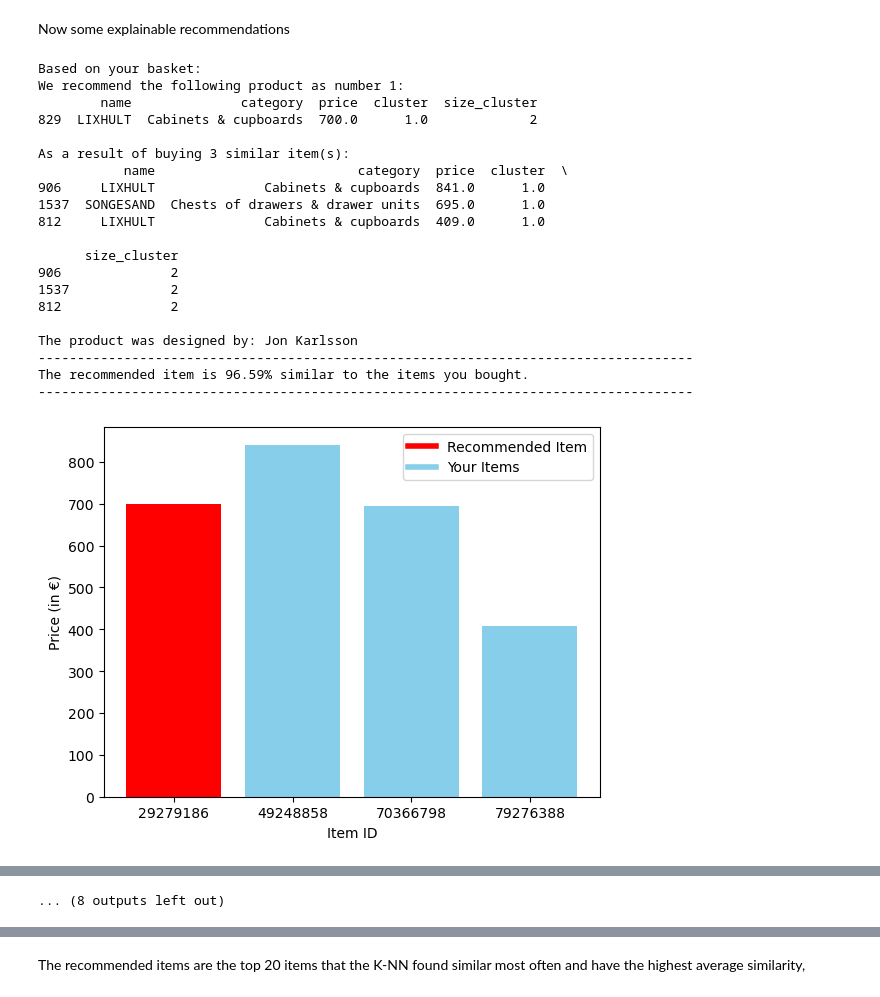
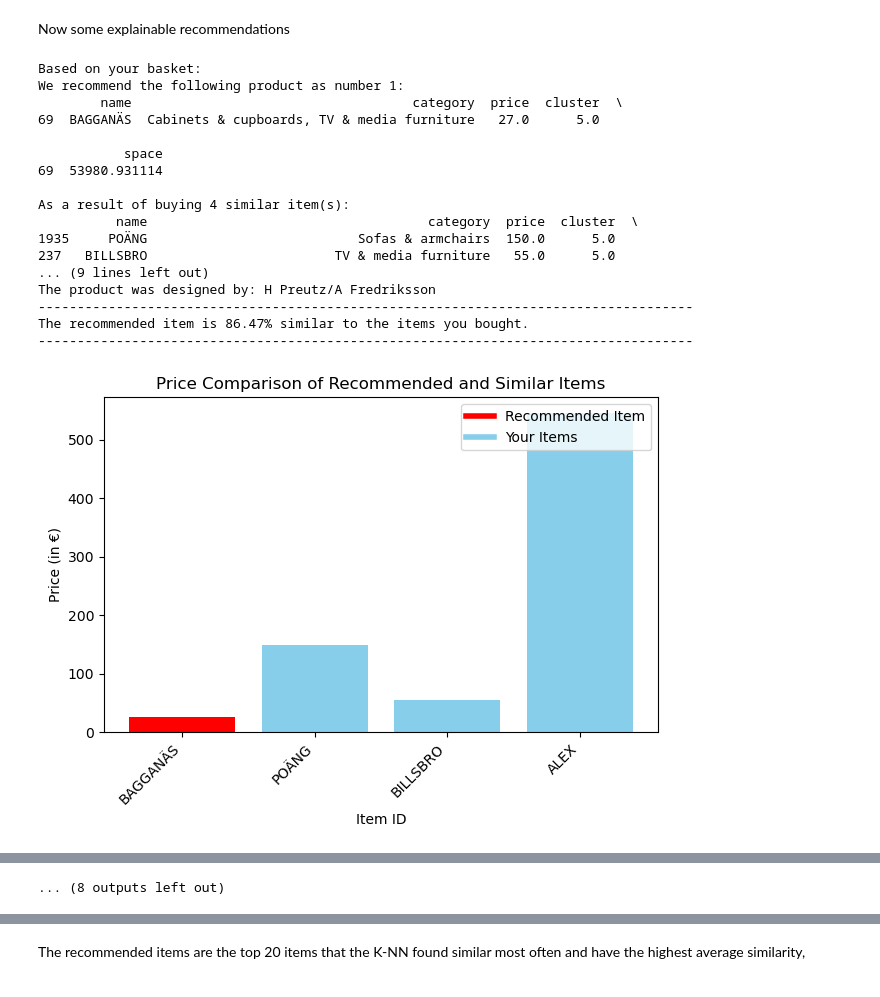
Before and after one commit to noah18c/IVDA_G10, a Jupyter notebook: group10_g2.ipynb, the cells around one changed output, grey strips where cells are left out. Cells and saved outputs as stored; diff of their text form; code cells hidden in the pictures.

```diff
--- a/group10_g2.ipynb
+++ b/group10_g2.ipynb
@@ -771,8 +808,7 @@ from sklearn.preprocessing import StandardScaler
 import seaborn as sns
 from sklearn.metrics.pairwise import cosine_similarity
 
-features = ['item_id','name','category', 'price', 'designer', 'Living room', 'Bedroom', 'Office', 'Kitchen', 'Dining room', 'Entrance', 'Playroom', 'Nursery', 'Outdoor', 'size_cluster']
-
+features = ['item_id','name','category', 'price', 'designer', 'Living room', 'Bedroom', 'Office', 'Kitchen', 'Dining room', 'Entrance', 'Playroom', 'Nursery', 'Outdoor', 'space']
 
 df_model = df_processed[features].copy()
 df_model = df_model.reset_index(drop=True)
@@ -892,16 +925,16 @@ scaler = StandardScaler()
 
 X_train = df_model.copy()
 
-X_train.loc[:,['price_std', 'size_cluster_std']] = scaler.fit_transform(X_train.loc[:,['price', 'size_cluster']])
+X_train.loc[:,['price_std', 'space_std']] = scaler.fit_transform(X_train.loc[:,['price', 'space']])
 # %% [markdown]
 From here on we will use this cluster as a filter, which will help with our explainable recommendations.
 # %%
 # Initialize and train the k-NN classifier
-model = NearestNeighbors(n_neighbors=101, metric='cosine')
+model = NearestNeighbors(n_neighbors=51, metric='cosine')
 
 if 'name' in X_train.columns:
     X_train = pd.get_dummies(X_train, columns=['cluster']).copy()
-    X_train = X_train.drop(columns=['item_id','name','category','designer','price','size_cluster'])
+    X_train = X_train.drop(columns=['item_id','name','category','designer','price','space'])
 # %%
 model.fit(X_train)
 # %% [output]
@@ -968,7 +1001,7 @@ for idx,row in basket.iterrows():
                 idx_similarities[item].append(cosine_similarities[idx,key])
                 idx_basket_sim[item].append(idx)
 
-recommended_idx = sorted(idx_counts, key=idx_counts.get, reverse=True)[:100]
+    recommended_idx = sorted(idx_counts, key=idx_counts.get, reverse=True)[:100]
 
 # create dataframe with info about the recommendations
 df_recommended = pd.DataFrame()
@@ -978,9 +1011,6 @@ df_recommended['avg_sim'] = df_recommended['recommended_idx'].apply(lambda x: np
 df_recommended['count'] = df_recommended['recommended_idx'].apply(lambda x: idx_counts[x])
 df_recommended['basket_sim'] = df_recommended['recommended_idx'].apply(lambda x: idx_basket_sim[x])
 df_recommended_sorted = df_recommended.sort_values(by=['count', 'avg_sim'], ascending =[False,False])
-
-# if the items are featurewise the same, then we will not recommend them, since it then means they are the same item.
-df_recommended_sorted = df_recommended[df_recommended['avg_sim'] < 1]
 # %%
 rec_num = 5
 
@@ -1015,16 +1045,18 @@ import math
 print('Based on your basket:')
 iter = 0
 for key,row in recommended_items.iterrows():
+
     iter += 1
-    show_features = ['name','category','price','cluster','size_cluster']
+
+    show_features = ['name','category','price','cluster','space']
     print(f'We recommend the following product as number {iter}:')
     print(df_model.loc[[key],show_features])
 
     cluster = df_model.loc[key,'cluster']
     designer = df_model.loc[key,'designer']
-    name = df_model.loc[key,'name']
+    prod_name = df_model.loc[key,'name']
     prod_id = df_model.loc[key,'item_id']
-
+    prod_price = df_model.loc[key,'price']
 
     print()
 
@@ -1033,7 +1065,7 @@ for key,row in recommended_items.iterrows():
     print(df_model.loc[idx_basket_sim[key],show_features])
 
     sim_prices = df_model.loc[idx_basket_sim[key],'price'].values
-    sim_names = df_model.loc[idx_basket_sim[key],'item_id'].values
+    sim_names = df_model.loc[idx_basket_sim[key],'name'].values
 
 
     print()
@@ -1052,20 +1084,25 @@ for key,row in recommended_items.iterrows():
     print('------------------------------------------------------------------------------------')
 
 
-
-
     des_price = designer_prices.loc[designer_prices['designer'] == designer,'avg_price'].values[0]
-    prod_price = df_model.loc[key,'price']
 
     plt.figure()
+        # Insert the recommended item as the first element
+    if prod_name in sim_names:
+        index = list(sim_names).index(prod_name)
+        sim_names = np.delete(sim_names, index)
+        sim_prices = np.delete(sim_prices, index)
 
+    sim_names = np.insert(sim_names.astype(str), 0, prod_name)
+    sim_prices = np.insert(sim_prices, 0, prod_price)
 
-    sim_names = np.insert(sim_names.astype(str), 0, prod_id)
-    sim_prices = np.insert(sim_prices,0,prod_price)
+    # Define colors: first bar red, the rest skyblue
+    colors = ['red'] + ['skyblue'] * (len(sim_names) - 1)
 
-    plt.bar(sim_names, sim_prices, color=['red' if i == 0 else 'skyblue' for i in range(len(sim_names))])
+    # Create the bar chart
+    plt.bar(sim_names, sim_prices, color=colors)
 
-        # Add a legend
+    # Add a legend
     plt.legend(
         handles=[
             plt.Line2D([0], [0], color='red', lw=4, label='Recommended Item'),
@@ -1074,8 +1111,14 @@ for key,row in recommended_items.iterrows():
         loc='upper right'
     )
 
+    # Add labels and title
     plt.xlabel('Item ID')
     plt.ylabel('Price (in €)')
+    plt.title('Price Comparison of Recommended and Similar Items')
+    plt.xticks(rotation=45, ha='right')
+    plt.tight_layout()
+    plt.show()
+
     plt.figure()
 
      # Specify the number of bins
@@ -1105,48 +1148,43 @@ for key,row in recommended_items.iterrows():
     des_distr = df_model.groupby('designer')['price'].get_group(designer).values
 
     plt.figure()
     sns.histplot(
         des_distr,
         kde=False,
         alpha=0.5,
         bins=15,  # Adjust bins if necessary
     )
 
     # Add a vertical line for des_price
     plt.axvline(des_price, color='red', linestyle='--', label=f'{designer} avg price: €{des_price:.2f}')
-    plt.axvline(prod_price, color='orange', linestyle='-', label=f'Price of recommended product ({name})')
-
-
+    plt.axvline(prod_price, color='orange', linestyle='-', label=f'Price of recommended product ({prod_name})')
 
     # Add labels
     plt.xlabel('Prices')
     plt.ylabel('Frequency')
     plt.title(f'Price Distribution for {designer} products')
 
     # Add legend
     plt.legend()
     plt.show()
 
     print('\n')
 # %% [output]
 Based on your basket:
 We recommend the following product as number 1:
-        name              category  price  cluster  size_cluster
-829  LIXHULT  Cabinets & cupboards  700.0      1.0             2
+        name                                    category  price  cluster  \
+69  BAGGANÄS  Cabinets & cupboards, TV & media furniture   27.0      5.0
 
-As a result of buying 3 similar item(s):
-           name                          category  price  cluster  \
-906     LIXHULT              Cabinets & cupboards  841.0      1.0
-1537  SONGESAND  Chests of drawers & drawer units  695.0      1.0
-812     LIXHULT              Cabinets & cupboards  409.0      1.0
+           space
+69  53980.931114
 
-      size_cluster
-906              2
-1537             2
-812              2
-
-The product was designed by: Jon Karlsson
+As a result of buying 4 similar item(s):
+          name                                    category  price  cluster  \
+1935     POÄNG                           Sofas & armchairs  150.0      5.0
+237   BILLSBRO                        TV & media furniture   55.0      5.0
+... (9 lines left out)
+The product was designed by: H Preutz/A Fredriksson
 ------------------------------------------------------------------------------------
-The recommended item is 96.59% similar to the items you bought.
+The recommended item is 86.47% similar to the items you bought.
 ------------------------------------------------------------------------------------
-[figure, old version]
+[figure, new version]
```
Also changed, not shown: parts of 25 cells of this notebook, 3 other files.
